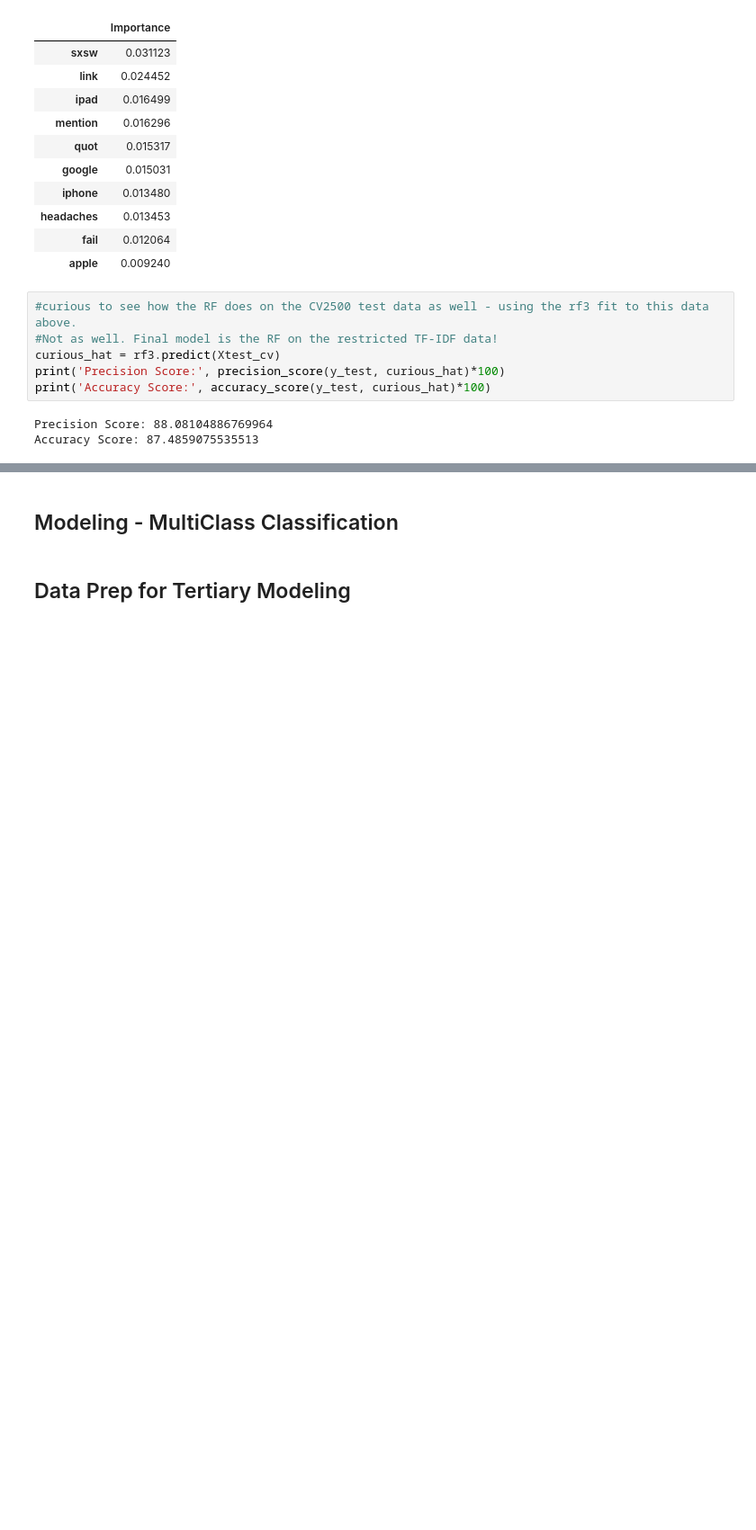
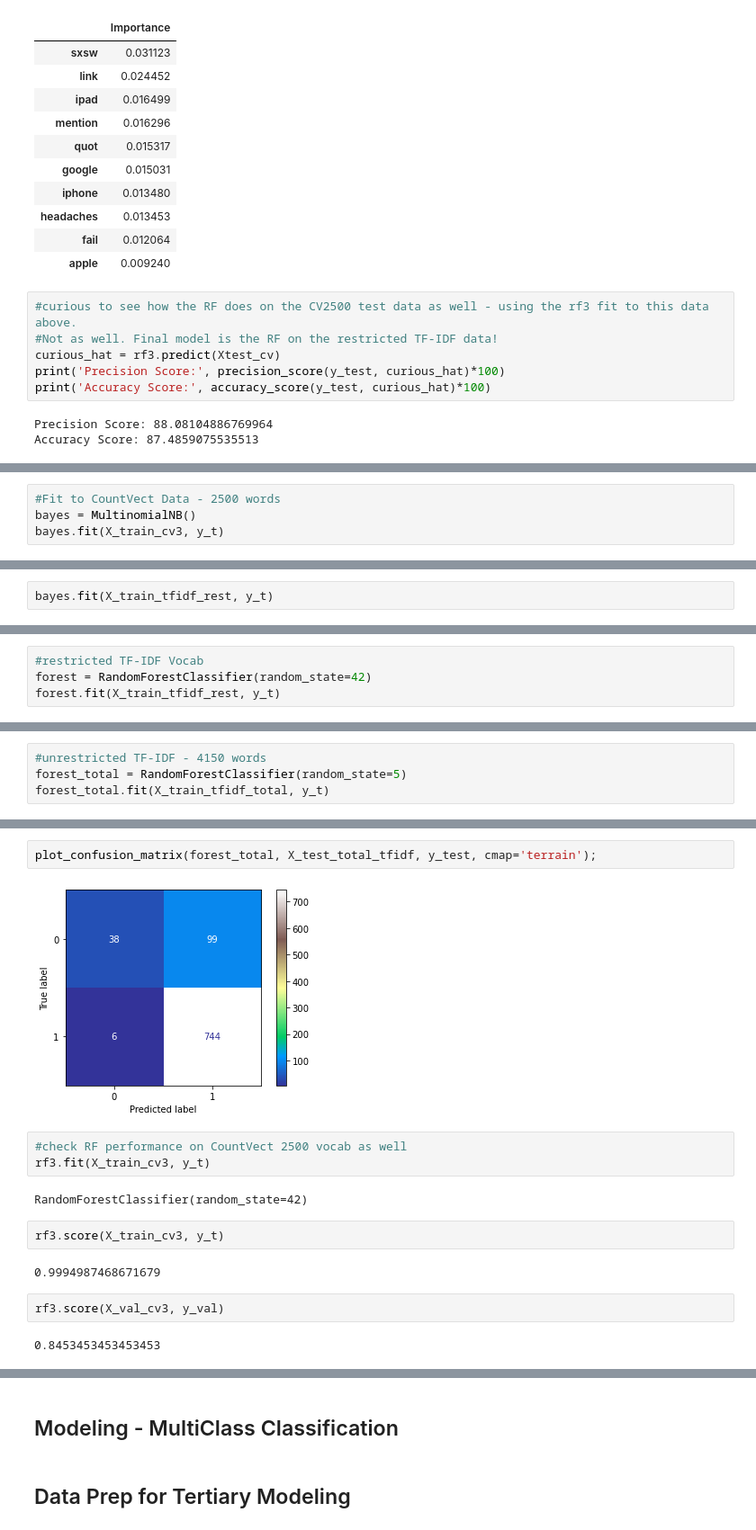
Before and after one commit to smashley-eakland/tweet-nlp-analysis, a Jupyter notebook: NLP.ipynb, the cells around one changed output, grey strips where cells are left out. Shown at 90% size. Cells and saved outputs as stored; diff of their text form; blank space fills up the shorter version.

```diff
--- a/NLP.ipynb
+++ b/NLP.ipynb
@@ -1106,0 +1342,4 @@ Accuracy Score: 87.4859075535513
+# %%
+#Fit to CountVect Data - 2500 words
+bayes = MultinomialNB()
+bayes.fit(X_train_cv3, y_t)
@@ -1106,0 +1372,2 @@ Accuracy Score: 87.4859075535513
+# %%
+bayes.fit(X_train_tfidf_rest, y_t)
@@ -1106,0 +1391,4 @@ Accuracy Score: 87.4859075535513
+# %%
+#restricted TF-IDF Vocab
+forest = RandomForestClassifier(random_state=42)
+forest.fit(X_train_tfidf_rest, y_t)
@@ -1106,0 +1419,4 @@ Accuracy Score: 87.4859075535513
+# %%
+#unrestricted TF-IDF - 4150 words
+forest_total = RandomForestClassifier(random_state=5)
+forest_total.fit(X_train_tfidf_total, y_t)
@@ -1106,0 +1496,17 @@ Accuracy Score: 87.4859075535513
+# %%
+plot_confusion_matrix(forest_total, X_test_total_tfidf, y_test, cmap='terrain');
+# %% [output]
+[figure, added]
+# %%
+#check RF performance on CountVect 2500 vocab as well
+rf3.fit(X_train_cv3, y_t)
+# %% [output]
+RandomForestClassifier(random_state=42)
+# %%
+rf3.score(X_train_cv3, y_t)
+# %% [output]
+0.9994987468671679
+# %%
+rf3.score(X_val_cv3, y_val)
+# %% [output]
+0.8453453453453453
```
Also changed, not shown: parts of 63 cells of this notebook, 1 other file.
